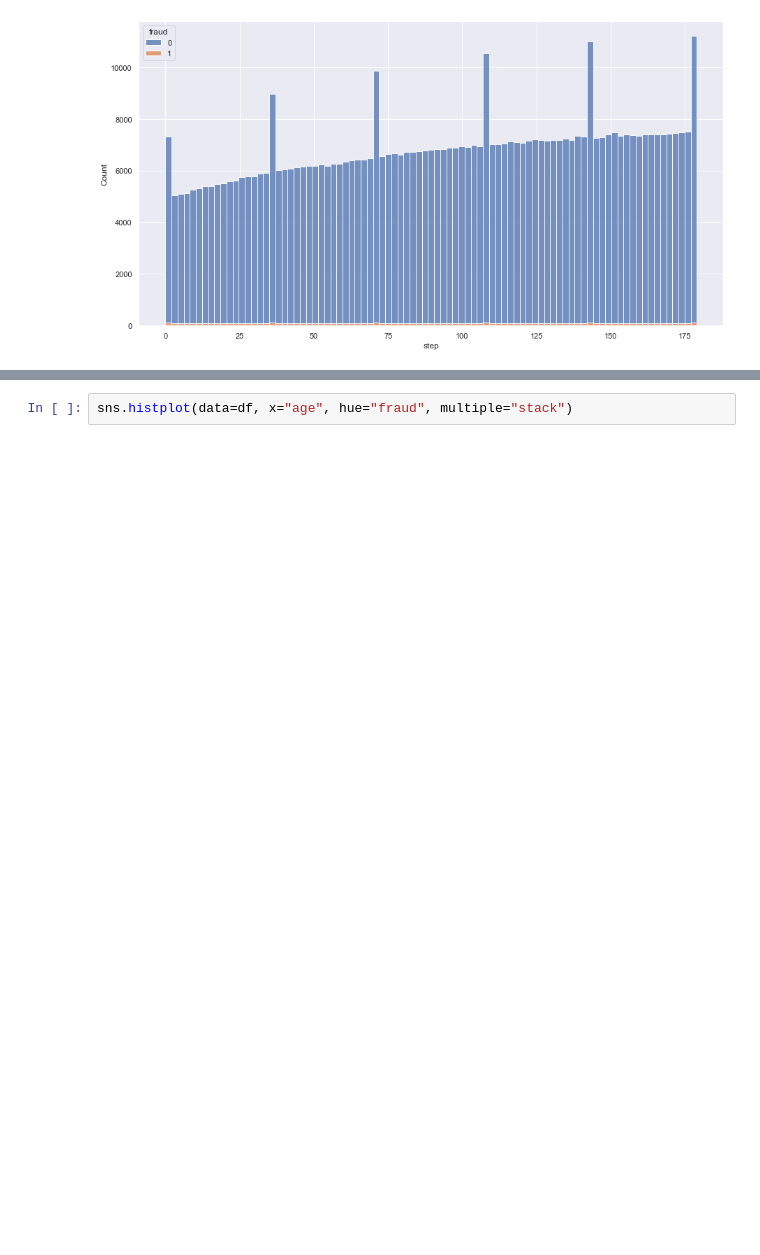
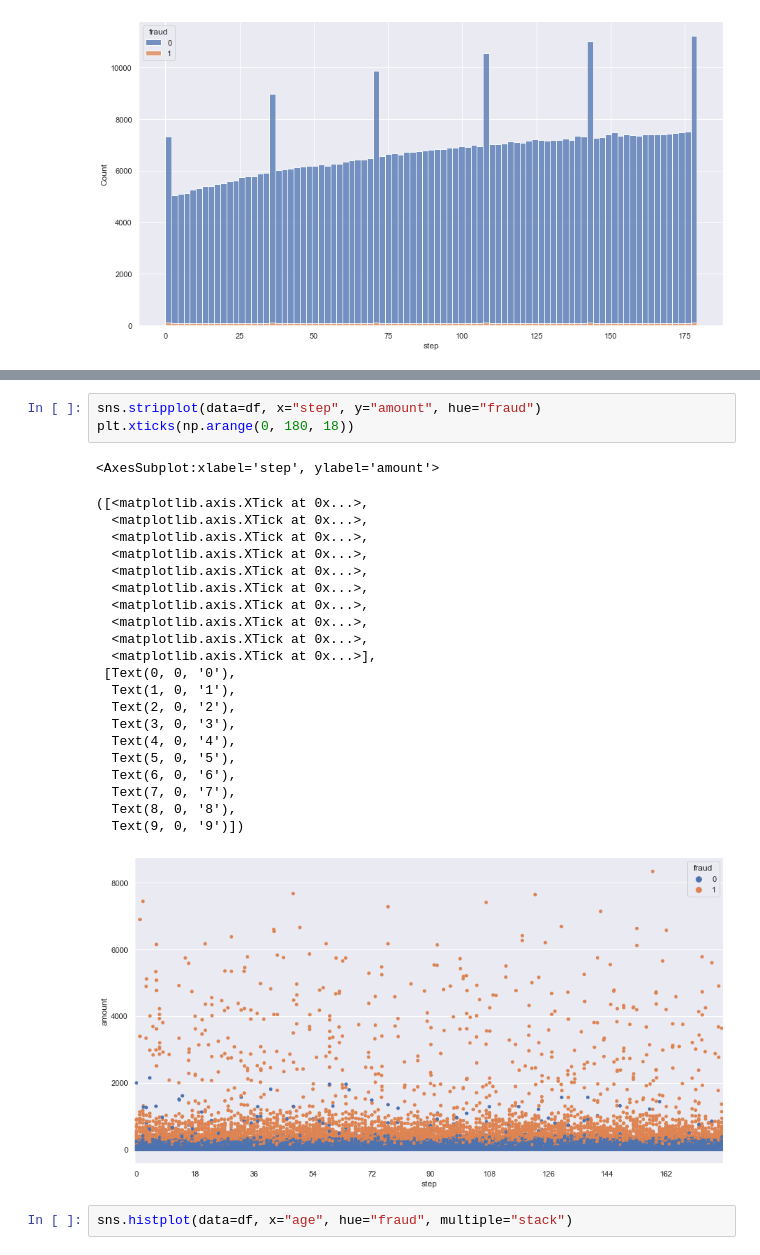
Before and after one commit to IanMMuldoon/FinFraud, a Jupyter notebook: eda.ipynb, the cells around one changed output, grey strips where cells are left out. Cells and saved outputs as stored; diff of their text form; blank space fills up the shorter version.

```diff
--- a/eda.ipynb
+++ b/eda.ipynb
@@ -38,6 +37,32 @@ sns.lineplot(data=df, x="step", y="amount", hue="fraud")
 # %% [output]
 <AxesSubplot:xlabel='step', ylabel='amount'>
 [figure]
+# %%
+sns.stripplot(data=df, x="step", y="amount", hue="fraud")
+plt.xticks(np.arange(0, 180, 18))
+# %% [output]
+<AxesSubplot:xlabel='step', ylabel='amount'>
+([<matplotlib.axis.XTick at 0x...>,
+  <matplotlib.axis.XTick at 0x...>,
+  <matplotlib.axis.XTick at 0x...>,
+  <matplotlib.axis.XTick at 0x...>,
+  <matplotlib.axis.XTick at 0x...>,
+  <matplotlib.axis.XTick at 0x...>,
+  <matplotlib.axis.XTick at 0x...>,
+  <matplotlib.axis.XTick at 0x...>,
+  <matplotlib.axis.XTick at 0x...>,
+  <matplotlib.axis.XTick at 0x...>],
+ [Text(0, 0, '0'),
+  Text(1, 0, '1'),
+  Text(2, 0, '2'),
+  Text(3, 0, '3'),
+  Text(4, 0, '4'),
+  Text(5, 0, '5'),
+  Text(6, 0, '6'),
+  Text(7, 0, '7'),
+  Text(8, 0, '8'),
+  Text(9, 0, '9')])
+[figure, added]
 # %%
 sns.histplot(data=df, x="age", hue="fraud", multiple="stack")
 # %% [output]
```
Also changed, not shown: parts of 4 cells of this notebook.
